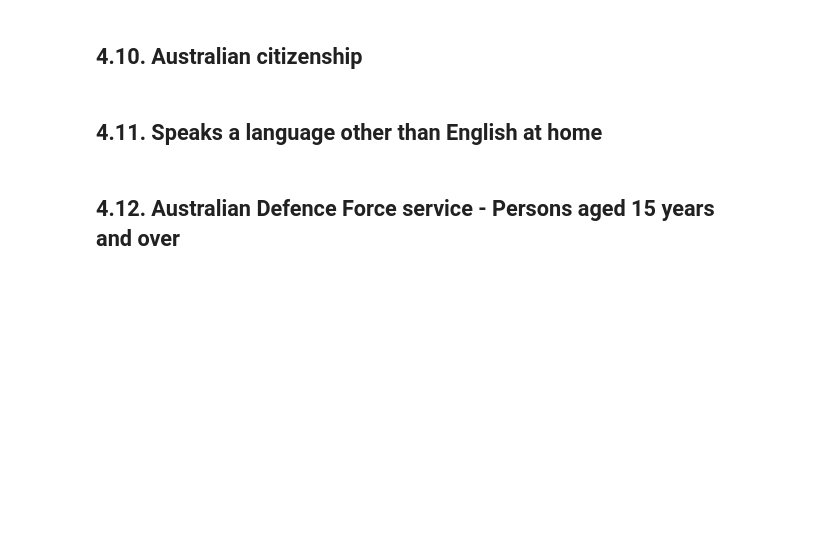
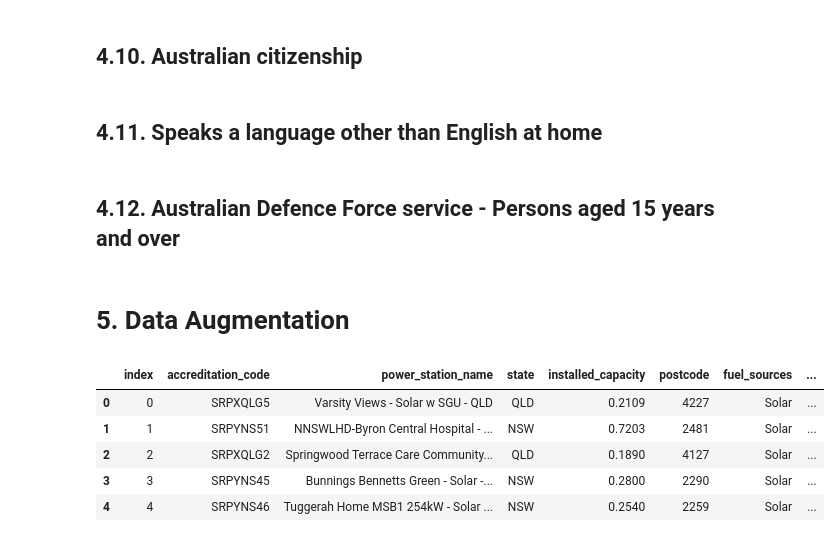
Before and after one commit to mnaufaldr01/de-assignment-1, a Jupyter notebook: assignment1.ipynb, the cells around one changed output. Cells and saved outputs as stored; diff of their text form; code cells hidden in the pictures; blank space fills up the shorter version.

Commit message:
add data augmentation

```diff
--- a/assignment1.ipynb
+++ b/assignment1.ipynb
@@ -533,3 +507,5 @@ col_span="A:C,FD:FG"
 dump_data("Table 1", 6, col_span, 1, table_name, "replace")
 # Table 2
 dump_data("Table 2", 6, col_span, 2, table_name, "append")
+# %% [markdown]
+# 5. Data Augmentation
@@ -535,0 +541,17 @@ dump_data("Table 2", 6, col_span, 2, table_name, "append")
+# %%
+# Query the table and load into DataFrame
+table_name = 'accredited_power_stations_data'
+query = f"SELECT * FROM {table_name}"
+
+# Access the power stations table using pandas
+power_station_df = pd.read_sql(query, con=db_engine)
+
+# Display the first few rows of the table
+power_station_df.head()
+# %% [output]
+|  | index | accreditation_code | power_station_name | state | installed_capacity | postcode | fuel_sources | ... |
+| 0 | 0 | SRPXQLG5 | Varsity Views - Solar w SGU - QLD | QLD | 0.2109 | 4227 | Solar | ... |
+| 1 | 1 | SRPYNS51 | NNSWLHD-Byron Central Hospital - ... | NSW | 0.7203 | 2481 | Solar | ... |
+| 2 | 2 | SRPXQLG2 | Springwood Terrace Care Community... | QLD | 0.1890 | 4127 | Solar | ... |
+| 3 | 3 | SRPYNS45 | Bunnings Bennetts Green - Solar -... | NSW | 0.2800 | 2290 | Solar | ... |
+| 4 | 4 | SRPYNS46 | Tuggerah Home MSB1 254kW - Solar ... | NSW | 0.2540 | 2259 | Solar | ... |
```
Also changed, not shown: parts of 16 cells of this notebook, 1 other file.
